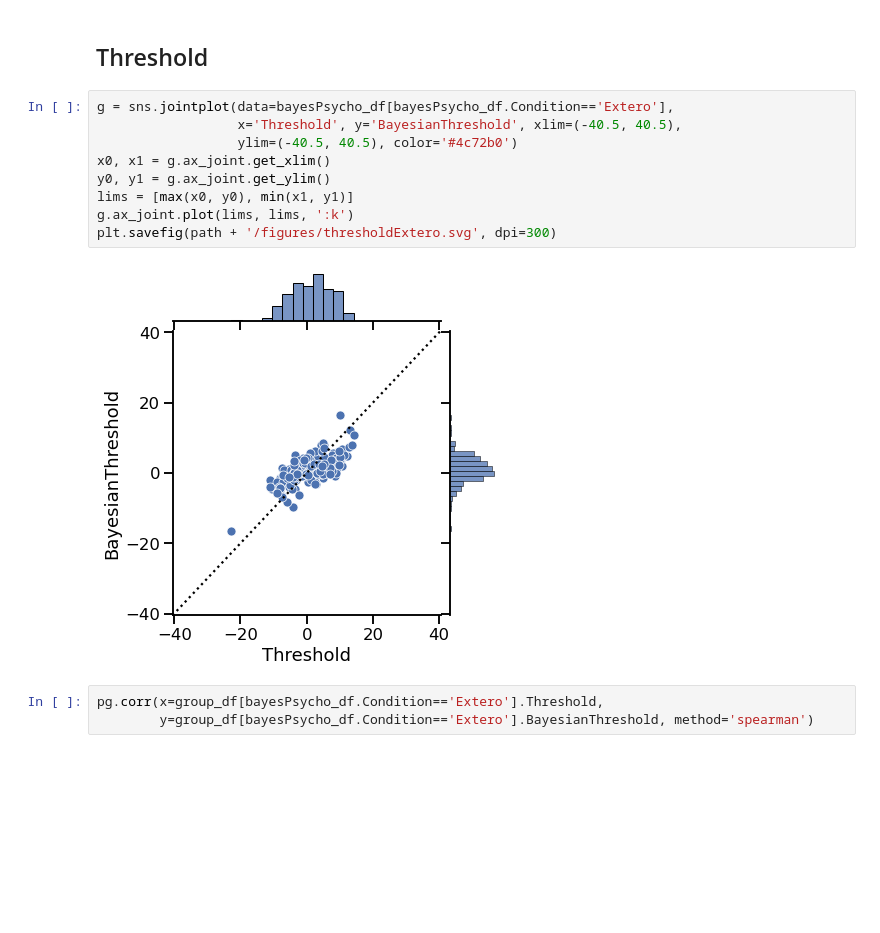
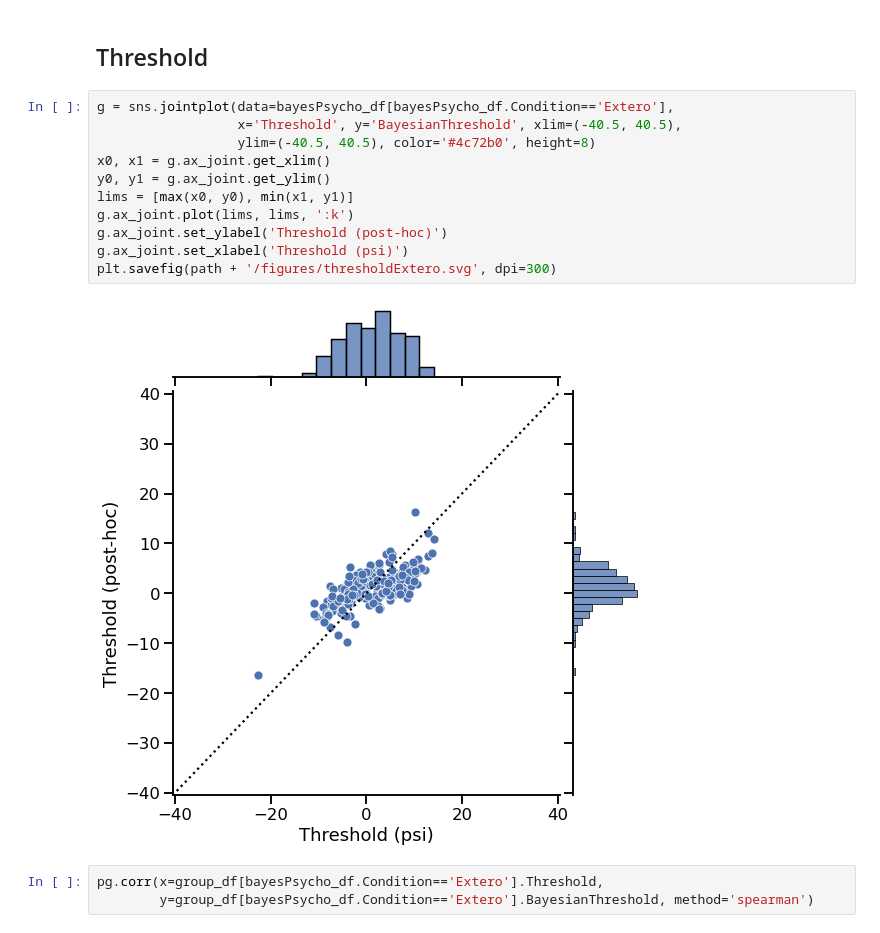
Before and after one commit to embodied-computation-group/CardioceptionPaper, a Jupyter notebook: code/5 - Bayesian psychophysic.ipynb, the cells around one changed output. Cells and saved outputs as stored; diff of their text form; blank space fills up the shorter version.

```diff
--- a/code/5 - Bayesian psychophysic.ipynb
+++ b/code/5 - Bayesian psychophysic.ipynb
@@ -28,14 +20,16 @@ bayesPsycho_df[(bayesPsycho_df.Condition=='Extero') & (bayesPsycho_df.Threshold
 # %%
 g = sns.jointplot(data=bayesPsycho_df[bayesPsycho_df.Condition=='Extero'],
                   x='Threshold', y='BayesianThreshold', xlim=(-40.5, 40.5),
-                  ylim=(-40.5, 40.5), color='#4c72b0')
+                  ylim=(-40.5, 40.5), color='#4c72b0', height=8)
 x0, x1 = g.ax_joint.get_xlim()
 y0, y1 = g.ax_joint.get_ylim()
 lims = [max(x0, y0), min(x1, y1)]
 g.ax_joint.plot(lims, lims, ':k')
+g.ax_joint.set_ylabel('Threshold (post-hoc)')
+g.ax_joint.set_xlabel('Threshold (psi)')
 plt.savefig(path + '/figures/thresholdExtero.svg', dpi=300)
 # %% [output]
-[figure, old version]
+[figure, new version]
 # %%
 pg.corr(x=group_df[bayesPsycho_df.Condition=='Extero'].Threshold,
         y=group_df[bayesPsycho_df.Condition=='Extero'].BayesianThreshold, method='spearman')
```
Also changed, not shown: parts of 6 cells of this notebook, 11 other files.
